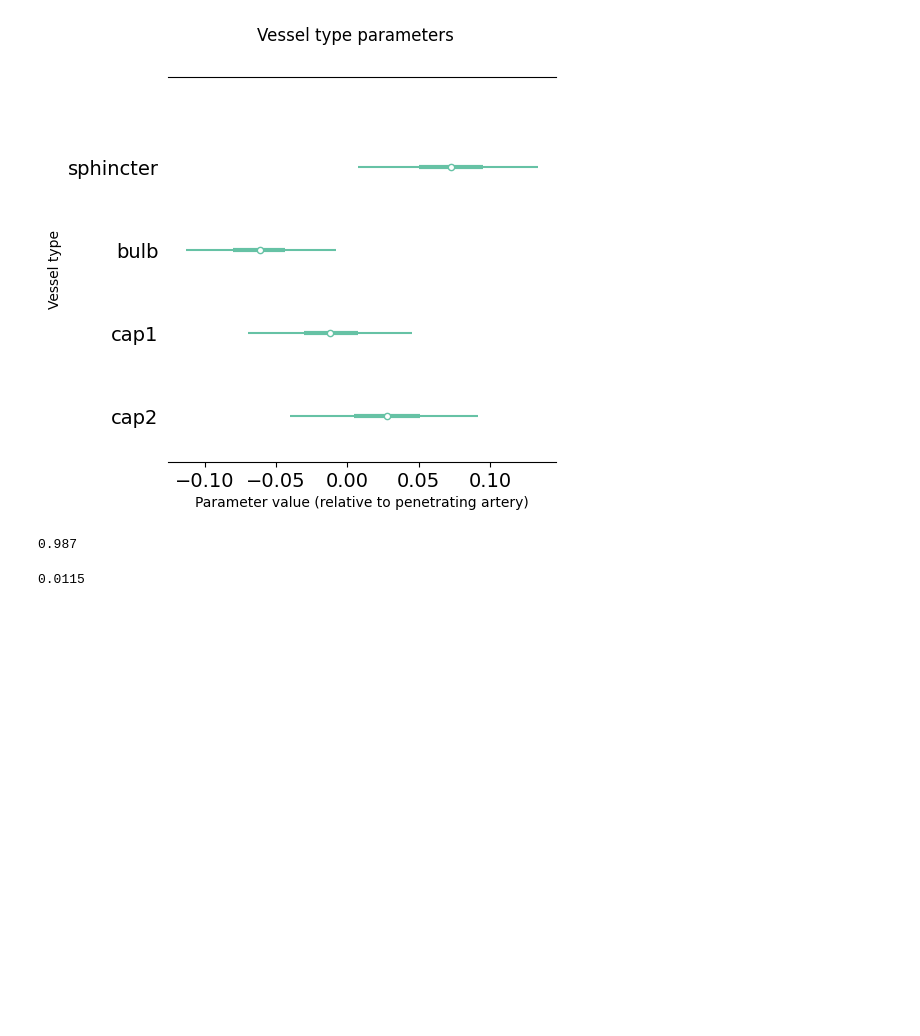
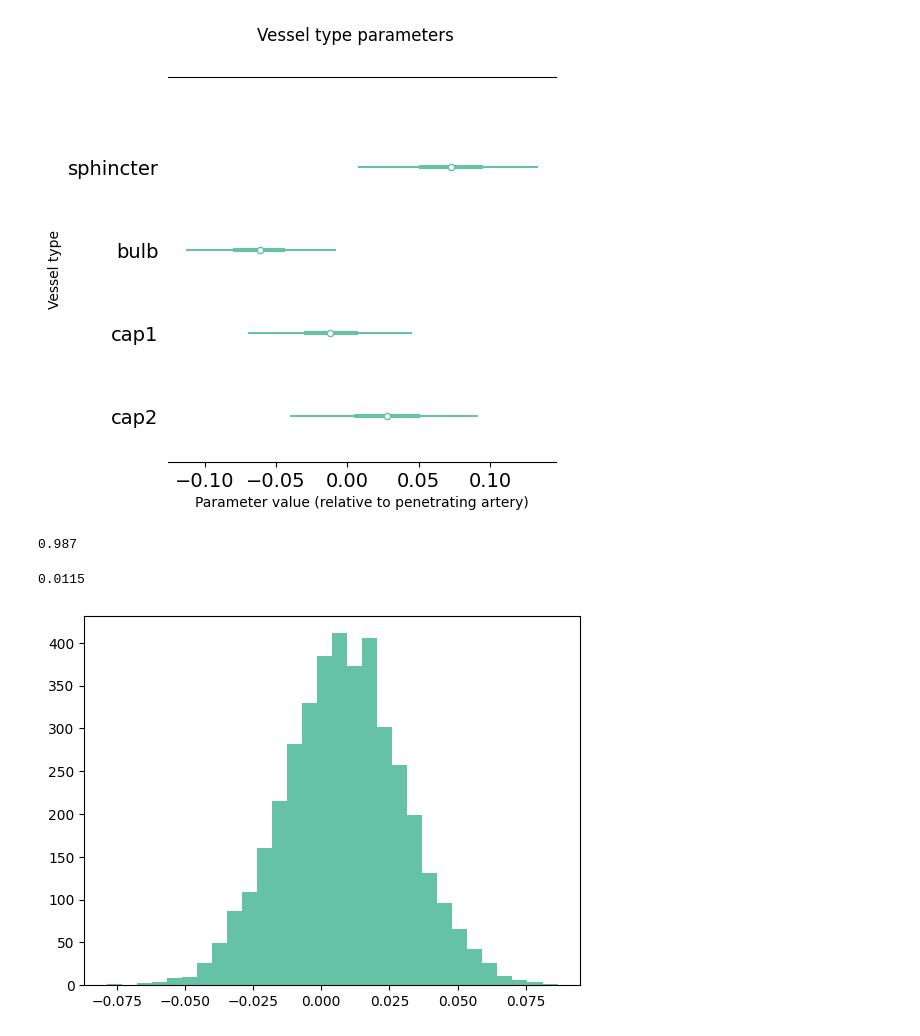
Before and after one commit to teddygroves/sphincter, a Jupyter notebook: sphincter/whisker.ipynb, the cells around one changed output. Saved outputs shown, nothing was run; the diff lists cells and outputs as text; code cells hidden in the pictures; blank space fills up the shorter version.

Commit message:
update plots

```diff
--- a/sphincter/whisker.ipynb
+++ b/sphincter/whisker.ipynb
@@ -283,3 +283,9 @@ save_figure(f, "whisker-vessel-type-effects")
 (diff.sel(vessel_type='bulb').values.flatten() > 0).mean()
 # %% [output]
 0.0115
+# %%
+t = idatas["whisker-ind"].posterior["mu"].sel(age="adult") - idatas["whisker-ind"].posterior["mu"].sel(age="old")
+
+plt.hist(t.values.flatten(), bins=30);
+# %% [output]
+[figure, added]
```
Also changed, not shown: 39 other files.
